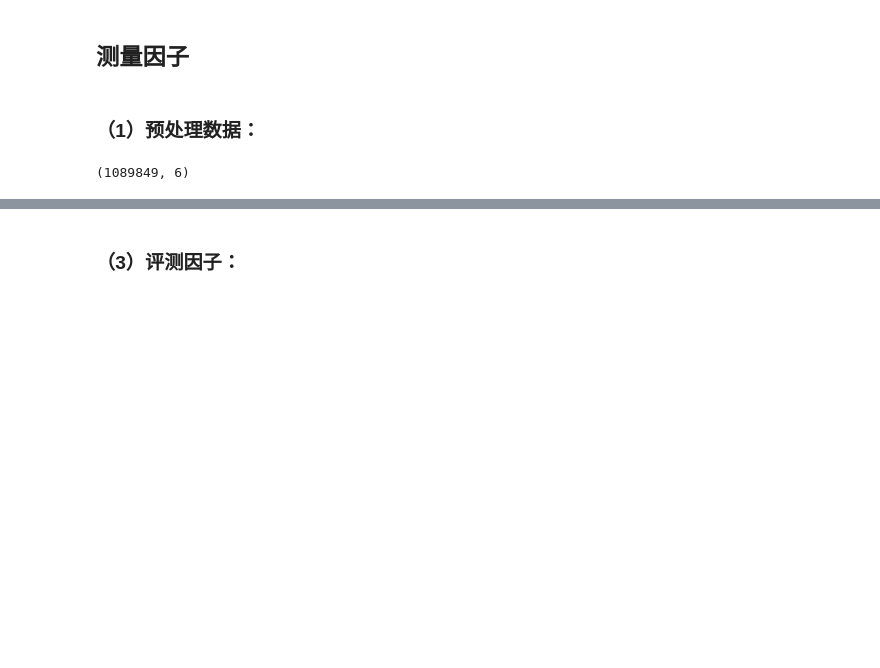
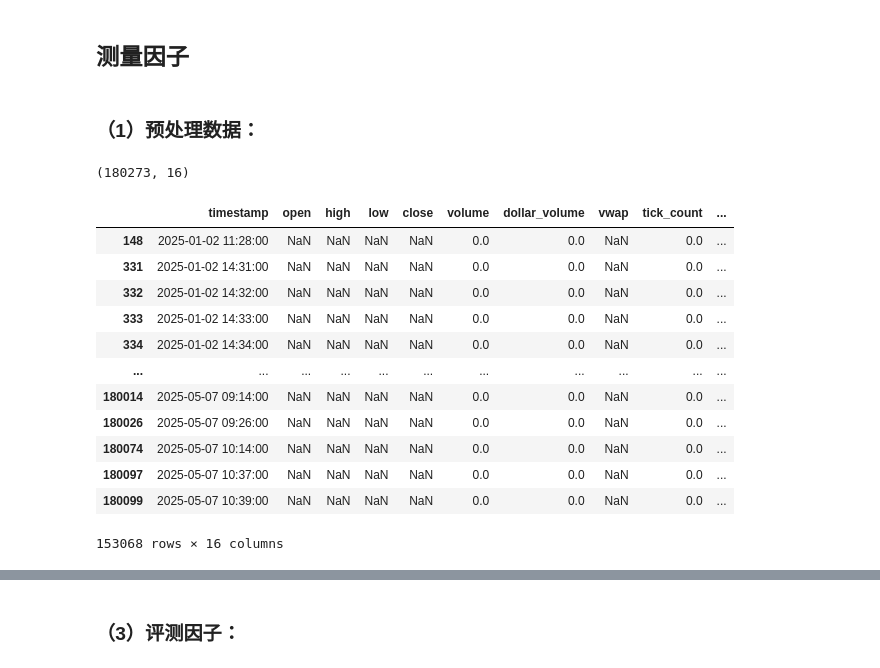
Before and after one commit to cziwen/TockFormer, a Jupyter notebook: measureFeature.ipynb, the cells around one changed output, grey strips where cells are left out. Drawn from its saved outputs; the diff is of its cells as text; code cells hidden in the pictures; blank space fills up the shorter version.

```diff
--- a/measureFeature.ipynb
+++ b/measureFeature.ipynb
@@ -11,10 +11,26 @@ import matplotlib.pyplot as plt
 # %% [markdown]
 ### （1）预处理数据：
 # %%
-df = pd.read_csv ('SPY_2020-01-01_2025-05-07_1m_raw.csv')
+df = pd.read_csv ('df_minute.csv')
 df.shape
 # %% [output]
-(1089849, 6)
+(180273, 16)
+# %%
+df[df.isnull().any(axis=1)]
+# %% [output]
+|  | timestamp | open | high | low | close | volume | dollar_volume | vwap | tick_count | ... |
+| 148 | 2025-01-02 11:28:00 | NaN | NaN | NaN | NaN | 0.0 | 0.0 | NaN | 0.0 | ... |
+| 331 | 2025-01-02 14:31:00 | NaN | NaN | NaN | NaN | 0.0 | 0.0 | NaN | 0.0 | ... |
+| 332 | 2025-01-02 14:32:00 | NaN | NaN | NaN | NaN | 0.0 | 0.0 | NaN | 0.0 | ... |
+| 333 | 2025-01-02 14:33:00 | NaN | NaN | NaN | NaN | 0.0 | 0.0 | NaN | 0.0 | ... |
+| 334 | 2025-01-02 14:34:00 | NaN | NaN | NaN | NaN | 0.0 | 0.0 | NaN | 0.0 | ... |
+| ... | ... | ... | ... | ... | ... | ... | ... | ... | ... | ... |
+| 180014 | 2025-05-07 09:14:00 | NaN | NaN | NaN | NaN | 0.0 | 0.0 | NaN | 0.0 | ... |
+| 180026 | 2025-05-07 09:26:00 | NaN | NaN | NaN | NaN | 0.0 | 0.0 | NaN | 0.0 | ... |
+| 180074 | 2025-05-07 10:14:00 | NaN | NaN | NaN | NaN | 0.0 | 0.0 | NaN | 0.0 | ... |
+| 180097 | 2025-05-07 10:37:00 | NaN | NaN | NaN | NaN | 0.0 | 0.0 | NaN | 0.0 | ... |
+| 180099 | 2025-05-07 10:39:00 | NaN | NaN | NaN | NaN | 0.0 | 0.0 | NaN | 0.0 | ... |
+153068 rows × 16 columns
 # %%
 finfact = FactorFactory ()
 df = finfact.generate_factors (df, include_bounded_factors=False)
```
Also changed, not shown: parts of 4 cells of this notebook, 10 other files.
